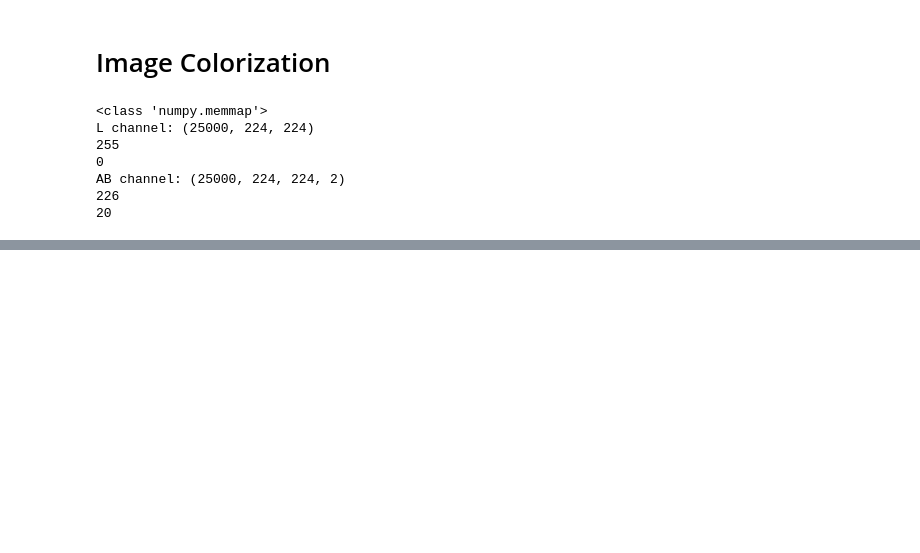
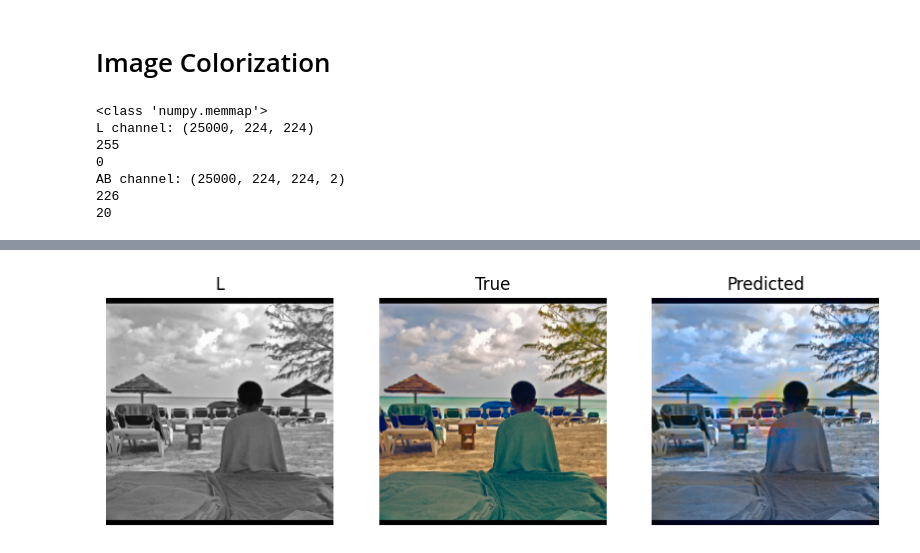
Before and after one commit to laura-anker/NN-FinalProject, a Jupyter notebook: colorization_model.ipynb, the cells around one changed output, grey strips where cells are left out. Drawn from its saved outputs; the diff is of its cells as text; code cells hidden in the pictures; blank space fills up the shorter version.

Commit message:
did training, needs comments, and it takes a long time

```diff
--- a/colorization_model.ipynb
+++ b/colorization_model.ipynb
@@ -147,0 +339,42 @@ plt.show()
+# %%
+def show_prediction(generator, dataset, idx=0):
+    generator.eval()
+    sample = dataset[idx]
+
+    L = sample["L"].unsqueeze(0).to(next(generator.parameters()).device)
+    ab_true = sample["ab"]
+
+    with torch.no_grad():
+        ab_pred = generator(L).cpu()[0]
+
+    # Convert to numpy for LAB-to-RGB
+    L_np = L.cpu()[0].squeeze().numpy()
+    ab_pred_np = ab_pred.permute(1,2,0).numpy()
+    ab_true_np = ab_true.permute(1,2,0).numpy()
+
+    rgb_pred = lab_to_rgb(L_np, ab_pred_np)
+    rgb_true = lab_to_rgb(L_np, ab_true_np)
+
+    plt.figure(figsize=(10,4))
+    plt.subplot(1,3,1); plt.imshow(L_np, cmap="gray"); plt.title("L"); plt.axis("off")
+    plt.subplot(1,3,2); plt.imshow(rgb_true); plt.title("True"); plt.axis("off")
+    plt.subplot(1,3,3); plt.imshow(rgb_pred); plt.title("Predicted"); plt.axis("off")
+    plt.show()
+# %%
+
+print("CUDA available:", torch.cuda.is_available())
+if torch.cuda.is_available():
+    print("GPU name:", torch.cuda.get_device_name(0))
+
+print(torch.version.cuda)        # Shows which CUDA PyTorch was built for
+print(torch.backends.cudnn.enabled)  # Should be True
+print(torch.cuda.is_available())     # Should be True if GPU works
+
+#if you get False it'll use CPU which will take a long time so uninstall torch and reinstall correct version for your system from here: https://pytorch.org/get-started/locally/
+
+device = torch.device("cuda" if torch.cuda.is_available() else "cpu")
+gen = UNetGenerator().to(device)
+disc = PatchDiscriminator().to(device)
+
+#this takes 30 minutes and makes my laptop sound like an airplane and makes runs my battery like hell just fyi
+train_cgan(gen, disc, train_loader, val_loader, epochs=5)
@@ -147,0 +392,4 @@ plt.show()
+# %%
+show_prediction(gen, full_dataset, idx=135)
+# %% [output]
+[figure, added]
```
Also changed, not shown: parts of 6 cells of this notebook.
